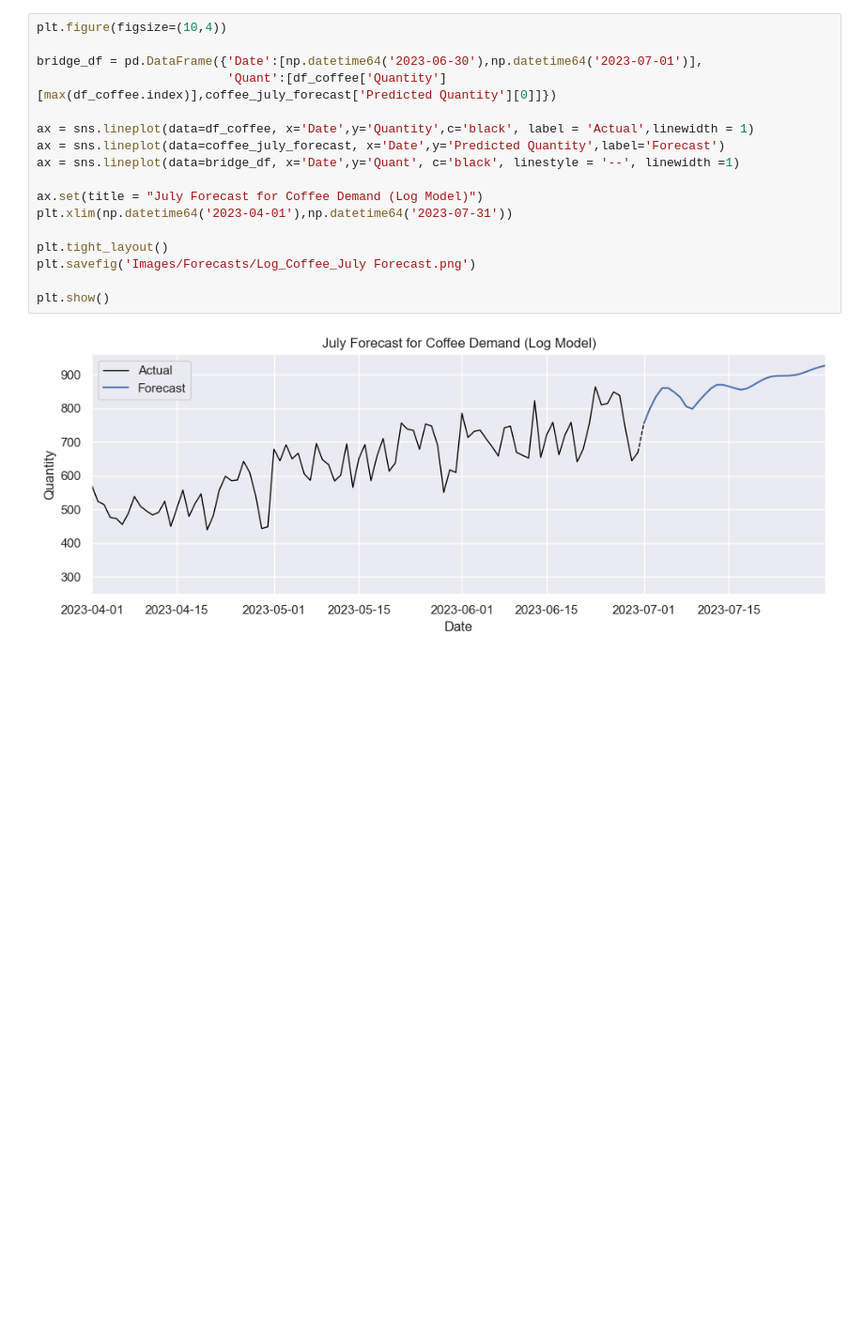
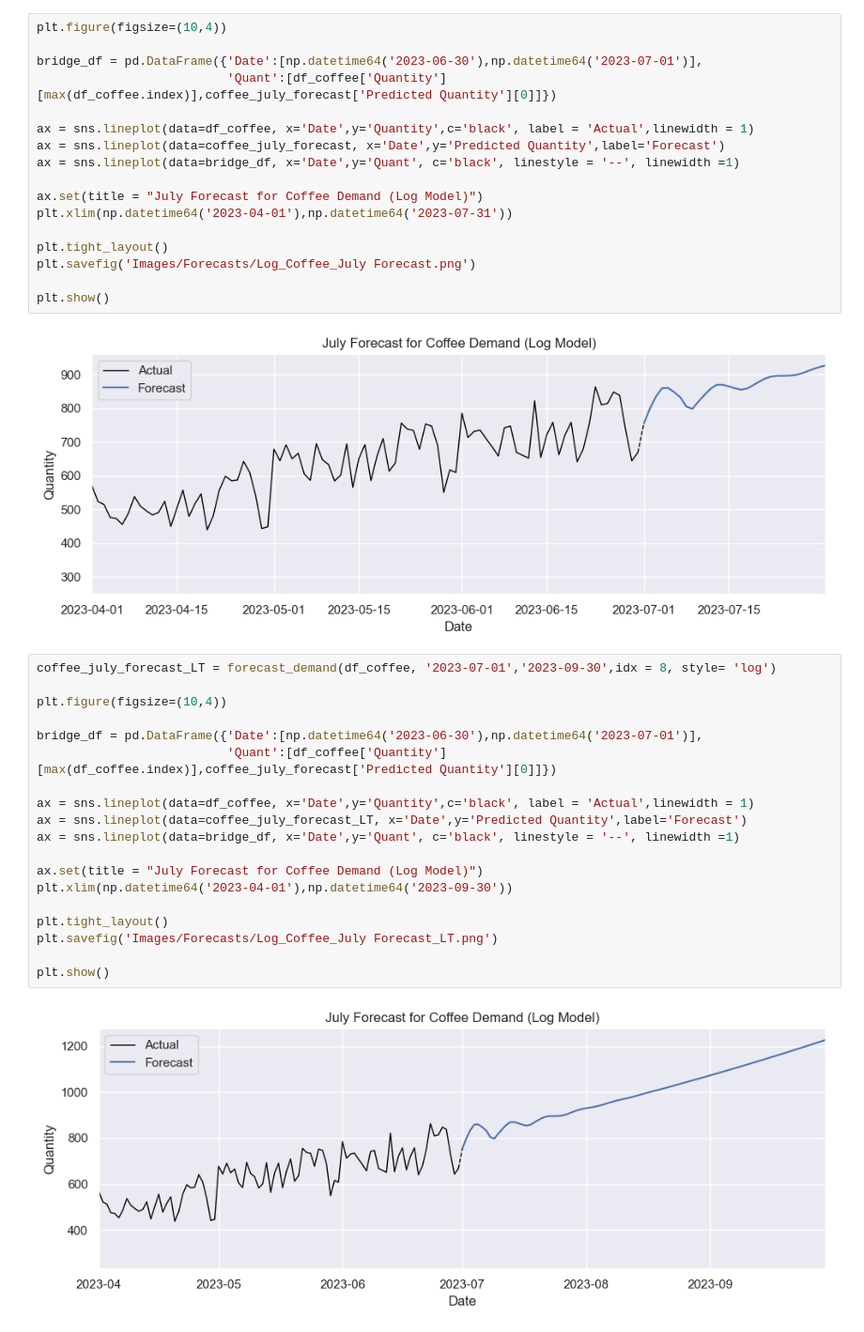
Before and after one commit to Murphysics1/masters_capstone, a Jupyter notebook: Coffee_MLR_Model - Log.ipynb, the cells around one changed output. Shown: that part at 94% size. Drawn from its saved outputs; the diff is of its cells as text; blank space fills up the shorter version.

Commit message:
Final Modeling Commit

```diff
--- a/Coffee_MLR_Model - Log.ipynb
+++ b/Coffee_MLR_Model - Log.ipynb
@@ -441,3 +441,24 @@ plt.savefig('Images/Forecasts/Log_Coffee_July Forecast.png')
 plt.show()
 # %% [output]
 [figure]
+# %%
+coffee_july_forecast_LT = forecast_demand(df_coffee, '2023-07-01','2023-09-30',idx = 8, style= 'log')
+
+plt.figure(figsize=(10,4))
+
+bridge_df = pd.DataFrame({'Date':[np.datetime64('2023-06-30'),np.datetime64('2023-07-01')],
+                          'Quant':[df_coffee['Quantity'][max(df_coffee.index)],coffee_july_forecast['Predicted Quantity'][0]]})
+
+ax = sns.lineplot(data=df_coffee, x='Date',y='Quantity',c='black', label = 'Actual',linewidth = 1)
+ax = sns.lineplot(data=coffee_july_forecast_LT, x='Date',y='Predicted Quantity',label='Forecast')
+ax = sns.lineplot(data=bridge_df, x='Date',y='Quant', c='black', linestyle = '--', linewidth =1)
+
+ax.set(title = "July Forecast for Coffee Demand (Log Model)")
+plt.xlim(np.datetime64('2023-04-01'),np.datetime64('2023-09-30'))
+
+plt.tight_layout()
+plt.savefig('Images/Forecasts/Log_Coffee_July Forecast_LT.png')
+
+plt.show()
+# %% [output]
+[figure, added]
```
Also changed, not shown: parts of 1 cell of this notebook.
